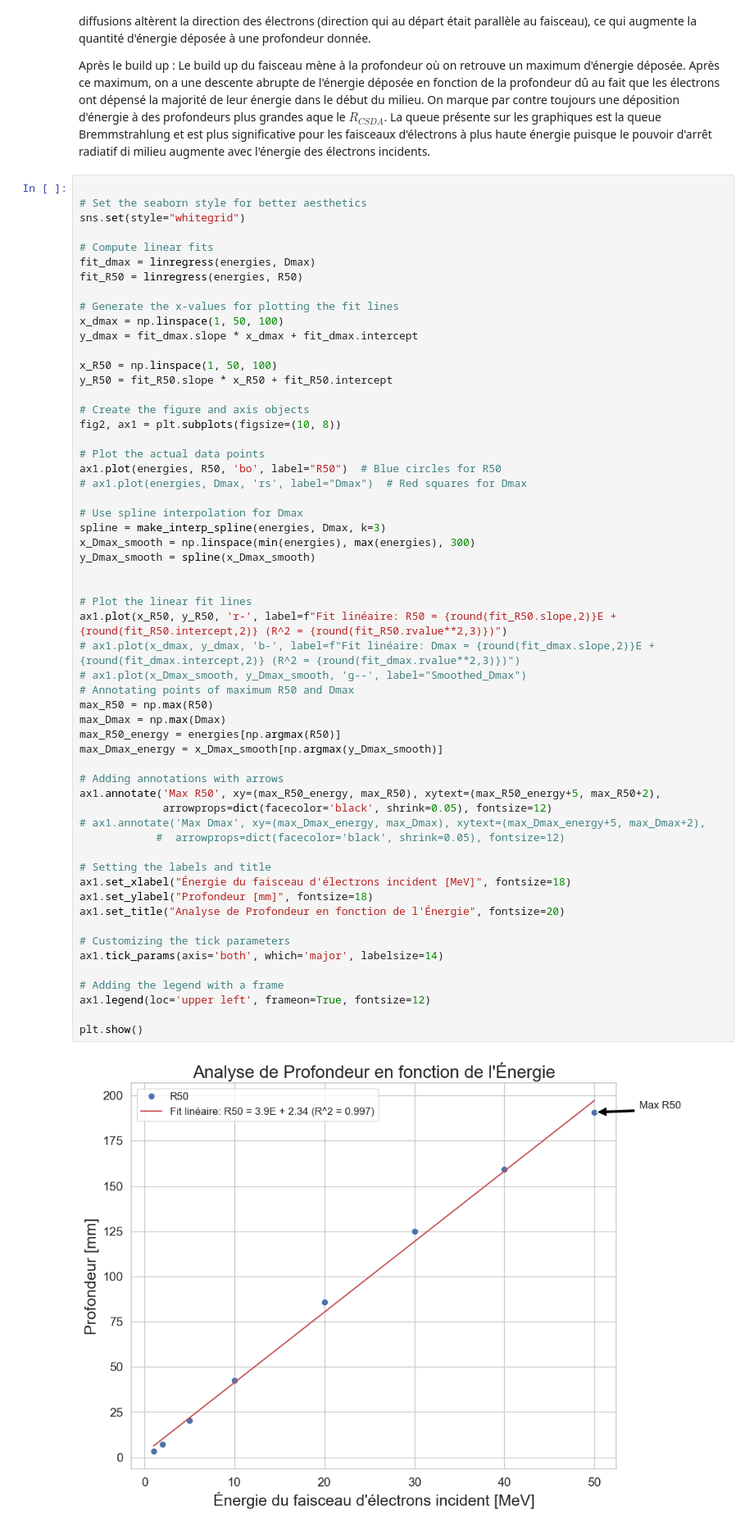
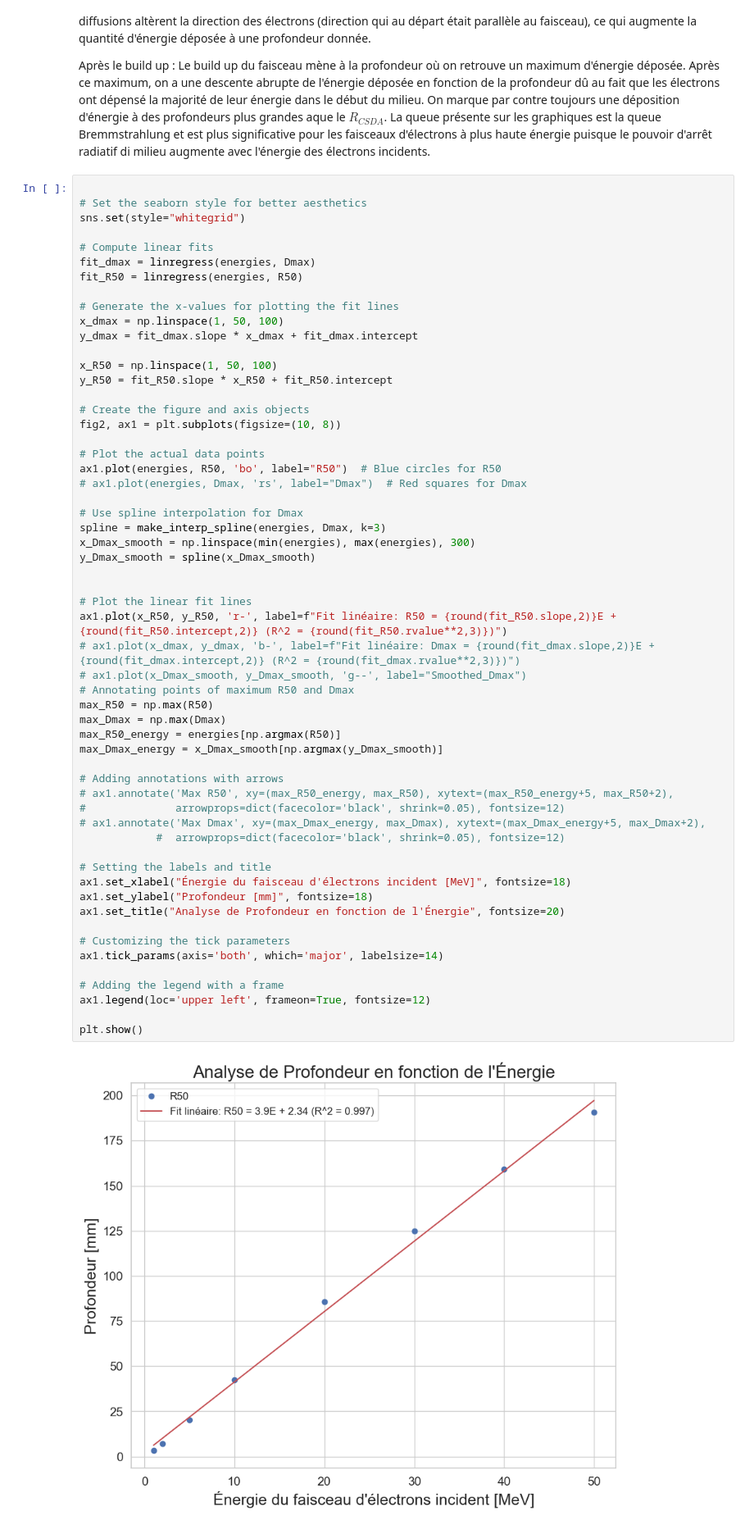
Before and after one commit to Frank0024/Devoir_TOPAS_2024, a Jupyter notebook: Devoir_TOPAS_2024.ipynb, the cells around one changed output. Shown at 82% size. Saved outputs shown, nothing was run; the diff lists cells and outputs as text.

```diff
--- a/Devoir_TOPAS_2024.ipynb
+++ b/Devoir_TOPAS_2024.ipynb
@@ -197,36 +197,36 @@ x_Dmax_smooth = np.linspace(min(energies), max(energies), 300)
 y_Dmax_smooth = spline(x_Dmax_smooth)
 
 
 # Plot the linear fit lines
 ax1.plot(x_R50, y_R50, 'r-', label=f"Fit linéaire: R50 = {round(fit_R50.slope,2)}E + {round(fit_R50.intercept,2)} (R^2 = {round(fit_R50.rvalue**2,3)})")
 # ax1.plot(x_dmax, y_dmax, 'b-', label=f"Fit linéaire: Dmax = {round(fit_dmax.slope,2)}E + {round(fit_dmax.intercept,2)} (R^2 = {round(fit_dmax.rvalue**2,3)})")
 # ax1.plot(x_Dmax_smooth, y_Dmax_smooth, 'g--', label="Smoothed_Dmax")
 # Annotating points of maximum R50 and Dmax
 max_R50 = np.max(R50)
 max_Dmax = np.max(Dmax)
 max_R50_energy = energies[np.argmax(R50)]
 max_Dmax_energy = x_Dmax_smooth[np.argmax(y_Dmax_smooth)]
 
 # Adding annotations with arrows
-ax1.annotate('Max R50', xy=(max_R50_energy, max_R50), xytext=(max_R50_energy+5, max_R50+2),
-             arrowprops=dict(facecolor='black', shrink=0.05), fontsize=12)
+# ax1.annotate('Max R50', xy=(max_R50_energy, max_R50), xytext=(max_R50_energy+5, max_R50+2),
+#              arrowprops=dict(facecolor='black', shrink=0.05), fontsize=12)
 # ax1.annotate('Max Dmax', xy=(max_Dmax_energy, max_Dmax), xytext=(max_Dmax_energy+5, max_Dmax+2),
             #  arrowprops=dict(facecolor='black', shrink=0.05), fontsize=12)
 
 # Setting the labels and title
 ax1.set_xlabel("Énergie du faisceau d'électrons incident [MeV]", fontsize=18)
 ax1.set_ylabel("Profondeur [mm]", fontsize=18)
 ax1.set_title("Analyse de Profondeur en fonction de l'Énergie", fontsize=20)
 
 # Customizing the tick parameters
 ax1.tick_params(axis='both', which='major', labelsize=14)
 
 # Adding the legend with a frame
 ax1.legend(loc='upper left', frameon=True, fontsize=12)
 
 plt.show()
 # %% [output]
-[figure, old version]
+[figure, new version]
 # %% [markdown]
 On observe une relation linéaire entre l'énergie incidente des électrons et la valeur de R50 ($R^2 = 0.997$). Le manuel FIORD présente une relation semi-empirique (équation 7.17) entre l'énergie moyenne à la surface et R50:
 
```
